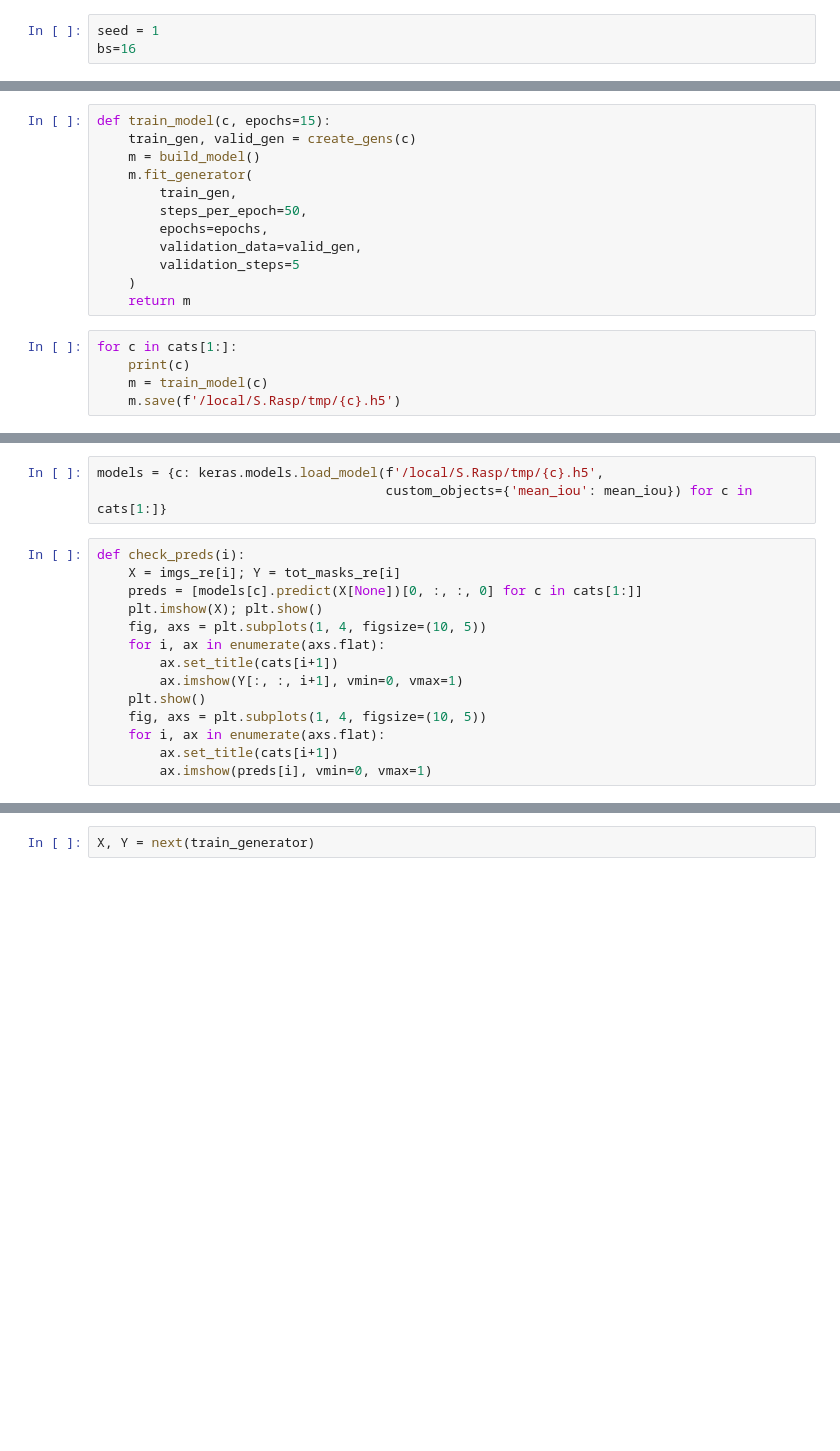
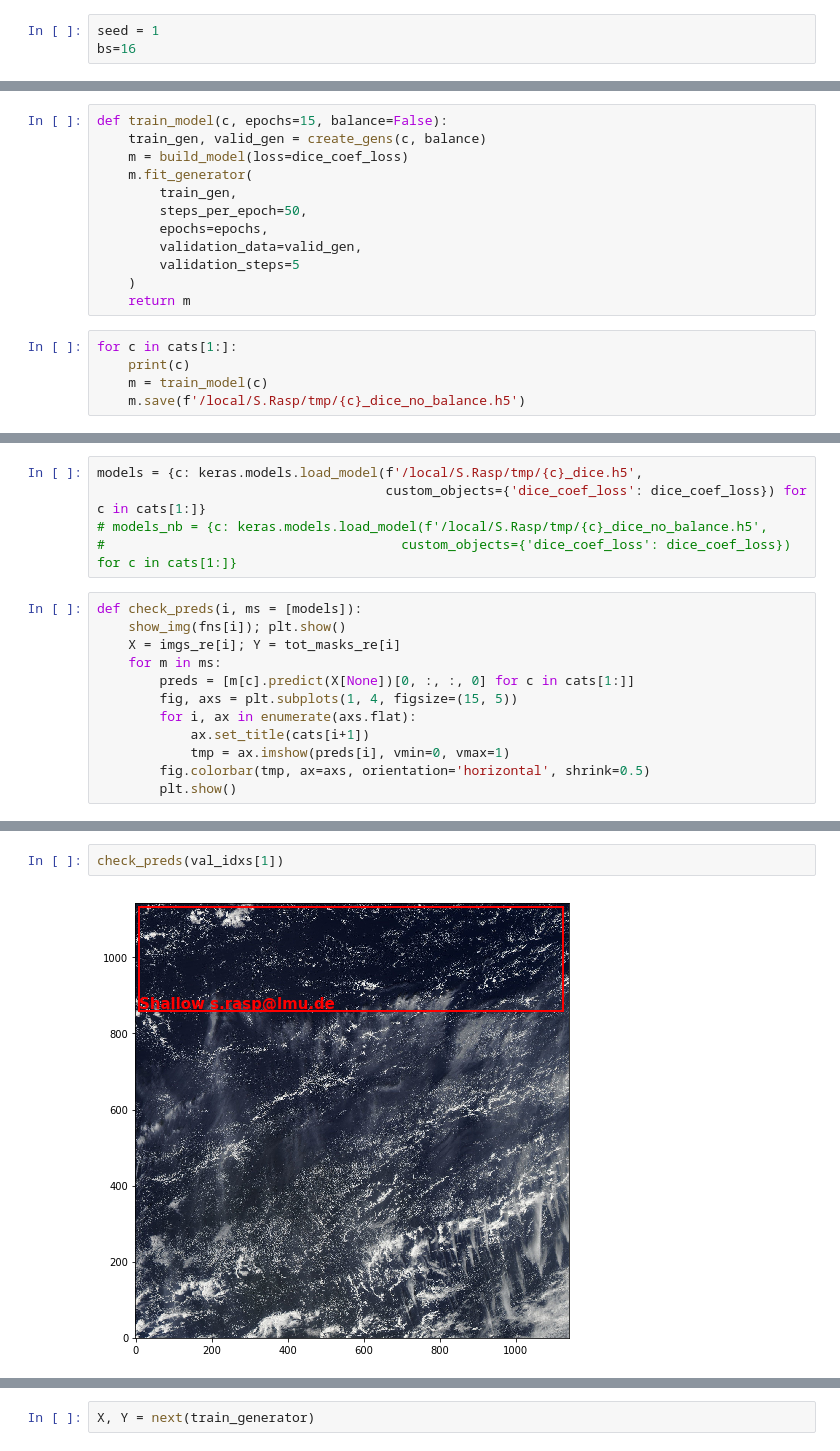
Before and after one commit to raspstephan/sugar-flower-fish-or-gravel, a Jupyter notebook: segmentation.ipynb, the cells around one changed output, grey strips where cells are left out. Saved outputs shown, nothing was run; the diff lists cells and outputs as text; blank space fills up the shorter version.

Commit message:
Implemented dice

```diff
--- a/segmentation.ipynb
+++ b/segmentation.ipynb
@@ -321,7 +332,7 @@ KeyboardInterrupt:
 # %%
-def train_model(c, epochs=15):
-    train_gen, valid_gen = create_gens(c)
-    m = build_model()
+def train_model(c, epochs=15, balance=False):
+    train_gen, valid_gen = create_gens(c, balance)
+    m = build_model(loss=dice_coef_loss)
     m.fit_generator(
         train_gen,
         steps_per_epoch=50,
@@ -334,5 +345,5 @@ def train_model(c, epochs=15):
 for c in cats[1:]:
     print(c)
     m = train_model(c)
-    m.save(f'/local/S.Rasp/tmp/{c}.h5')
+    m.save(f'/local/S.Rasp/tmp/{c}_dice_no_balance.h5')
 # %% [output]
@@ -356,17 +367,17 @@ Epoch 15/15
 # %%
-models = {c: keras.models.load_model(f'/local/S.Rasp/tmp/{c}.h5',
-                                     custom_objects={'mean_iou': mean_iou}) for c in cats[1:]}
+models = {c: keras.models.load_model(f'/local/S.Rasp/tmp/{c}_dice.h5',
+                                     custom_objects={'dice_coef_loss': dice_coef_loss}) for c in cats[1:]}
+# models_nb = {c: keras.models.load_model(f'/local/S.Rasp/tmp/{c}_dice_no_balance.h5',
+#                                      custom_objects={'dice_coef_loss': dice_coef_loss}) for c in cats[1:]}
 # %%
-def check_preds(i):
+def check_preds(i, ms = [models]):
+    show_img(fns[i]); plt.show()
     X = imgs_re[i]; Y = tot_masks_re[i]
-    preds = [models[c].predict(X[None])[0, :, :, 0] for c in cats[1:]]
-    plt.imshow(X); plt.show()
-    fig, axs = plt.subplots(1, 4, figsize=(10, 5))
-    for i, ax in enumerate(axs.flat):
-        ax.set_title(cats[i+1])
-        ax.imshow(Y[:, :, i+1], vmin=0, vmax=1)
-    plt.show()
-    fig, axs = plt.subplots(1, 4, figsize=(10, 5))
-    for i, ax in enumerate(axs.flat):
-        ax.set_title(cats[i+1])
-        ax.imshow(preds[i], vmin=0, vmax=1)
+    for m in ms:
+        preds = [m[c].predict(X[None])[0, :, :, 0] for c in cats[1:]]
+        fig, axs = plt.subplots(1, 4, figsize=(15, 5))
+        for i, ax in enumerate(axs.flat):
+            ax.set_title(cats[i+1])
+            tmp = ax.imshow(preds[i], vmin=0, vmax=1)
+        fig.colorbar(tmp, ax=axs, orientation='horizontal', shrink=0.5)
+        plt.show()
@@ -378,0 +384,4 @@ check_preds(14)
+# %%
+check_preds(val_idxs[1])
+# %% [output]
+[figure, added]
```
Also changed, not shown: parts of 21 cells of this notebook.
